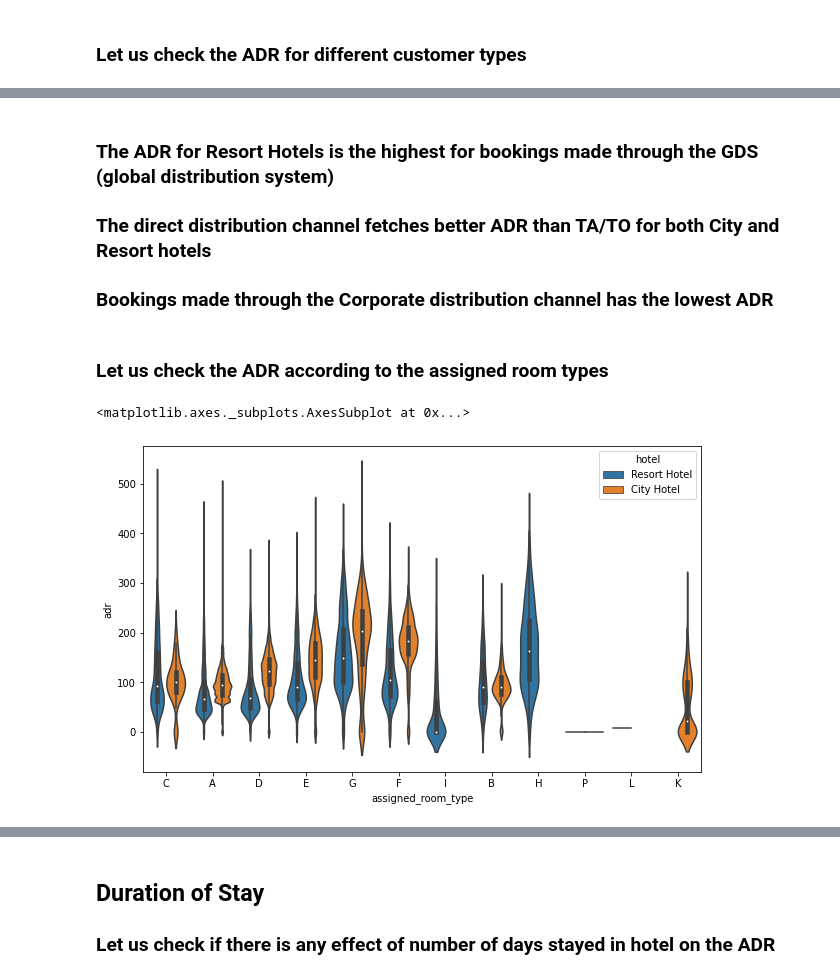
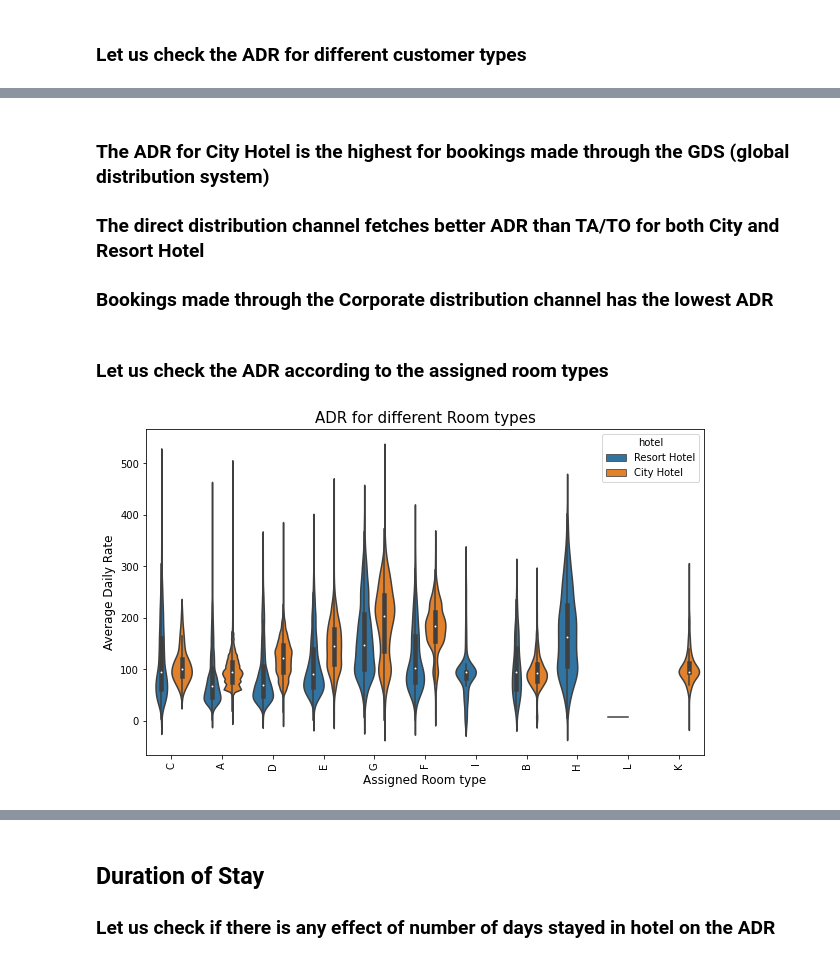
Before and after one commit to priyaregit/EDA_Hotel-Booking, a Jupyter notebook: Hotel_Booking_Analysis_EDA_Capstone_Project.ipynb, the cells around one changed output, grey strips where cells are left out. Cells and saved outputs as stored; diff of their text form; code cells hidden in the pictures.

```diff
--- a/Hotel_Booking_Analysis_EDA_Capstone_Project.ipynb
+++ b/Hotel_Booking_Analysis_EDA_Capstone_Project.ipynb
@@ -405,7 +393,9 @@ hotel_booking['total_guests'] = hotel_booking['adults'] + hotel_booking['child']
 # Creating a new column 'total_stay' by adding the columns 'stays_in_weekend_nights' and 'stays_in_week_nights'
 hotel_booking['total_stay'] = hotel_booking['stays_in_weekend_nights'] + hotel_booking['stays_in_week_nights']
 # %%
+# Keeping only those observations in the data frame in which total guests is greater than 0
+hotel_booking = hotel_booking[hotel_booking['total_guests'] > 0]
+
 # Checking the new shape of our dataset
-
 hotel_booking.shape
 # %% [output]
@@ -438,7 +435,7 @@ for col in columns:
 hotel_booking.loc[hotel_booking.lead_time > 400, 'lead_time'] = 400
 
 # Setting a value of 10 to all the observations of 'stays_in_weekend_nights' that are greater than 10
-hotel_booking.loc[hotel_booking.stays_in_weekend_nights > 10, 'stays_in_weekend_nights'] = 20
+hotel_booking.loc[hotel_booking.stays_in_weekend_nights > 10, 'stays_in_weekend_nights'] = 10
 
 # Setting a value of 20 to all the observations of 'stays_in_week_nights' that are greater than 20
 hotel_booking.loc[hotel_booking.stays_in_week_nights > 20, 'stays_in_week_nights'] = 20
@@ -1456,0 +1476,14 @@ plt.rcParams['figure.figsize'] = (10, 6)
+# %%
+# Performing groupby operation on 'hotel', 'arrival_date_day_of_month' and mean of 'adr'
+adr_by_date = hotel_booking.groupby(['hotel', 'arrival_date_day_of_month'])['adr'].mean().reset_index()
+
+# Creating a simple line plot to visualize the change in ADR according to date and hotel type
+sns.lineplot(x ='arrival_date_day_of_month', y ='adr', marker="o", hue ='hotel', data = adr_by_date)
+
+# Giving title and labels to the plot
+plt.title('ADR across Dates in a Month', fontsize = 15)
+plt.ylabel('Average Daily Rate', fontsize = 12)
+plt.xlabel('Dates in a Month', fontsize = 12)
+
+# Setting the display figure size using rcParams method
+plt.rcParams['figure.figsize'] = (10, 6)
@@ -1480,0 +1522,15 @@ plt.rcParams['figure.figsize'] = (10, 6)
+# %%
+# Performing groupby operation on 'hotel', 'total_guests' and mean of 'adr'
+adr_by_num_of_guests = hotel_booking.groupby(['hotel', 'total_guests'])['adr'].mean().reset_index()
+
+# Creating a bar plot to visualize the variation in ADR according to number of guests and hotel type
+sns.barplot(x ='total_guests', y ='adr', hue ='hotel', data = adr_by_num_of_guests)
+
+# Giving title and labels to the plot
+plt.title('ADR by number of Guests', fontsize = 15)
+plt.ylabel('Average Daily Rate', fontsize = 12)
+plt.xlabel('Number of Guests per Booking', fontsize = 12)
+#p = plt.xticks(labels = range(:11), rotation=90)
+
+# Setting the display figure size using rcParams method
+plt.rcParams['figure.figsize'] = (10, 6)
@@ -1549,15 +1638,23 @@ Text(0.5, 0, 'Distribution Channel')
 # %% [markdown]
-### The ADR for Resort Hotels is the highest for bookings made through the GDS (global distribution system)
-### The direct distribution channel fetches better ADR than TA/TO for both City and Resort hotels
+### The ADR for City Hotel is the highest for bookings made through the GDS (global distribution system)
+### The direct distribution channel fetches better ADR than TA/TO for both City and Resort Hotel
 ### Bookings made through the Corporate distribution channel has the lowest ADR
 # %% [markdown]
 ### Let us check the ADR according to the assigned room types
 # %%
 # Creating a violin plot to visualize the ADR according to assigned room type
 sns.violinplot(x ='assigned_room_type', y ='adr', hue ='hotel', data = hotel_booking)
+
+# Giving title and labels to the plot
+plt.title('ADR for different Room types', fontsize = 15)
+plt.ylabel('Average Daily Rate', fontsize = 12)
+plt.xlabel('Assigned Room type', fontsize = 12)
+p = plt.xticks(rotation=90)
+
+# Setting the display figure size using rcParams method
+plt.rcParams['figure.figsize'] = (10, 6)
 # %% [output]
-<matplotlib.axes._subplots.AxesSubplot at 0x...>
-[figure, old version]
+[figure, new version]
 # %%
 # Creating a box plot to visualize the ADR for the assigned room types
 sns.boxplot(x ='assigned_room_type', y ='adr', hue ='hotel', data = hotel_booking)
```
Also changed, not shown: parts of 157 cells of this notebook.
